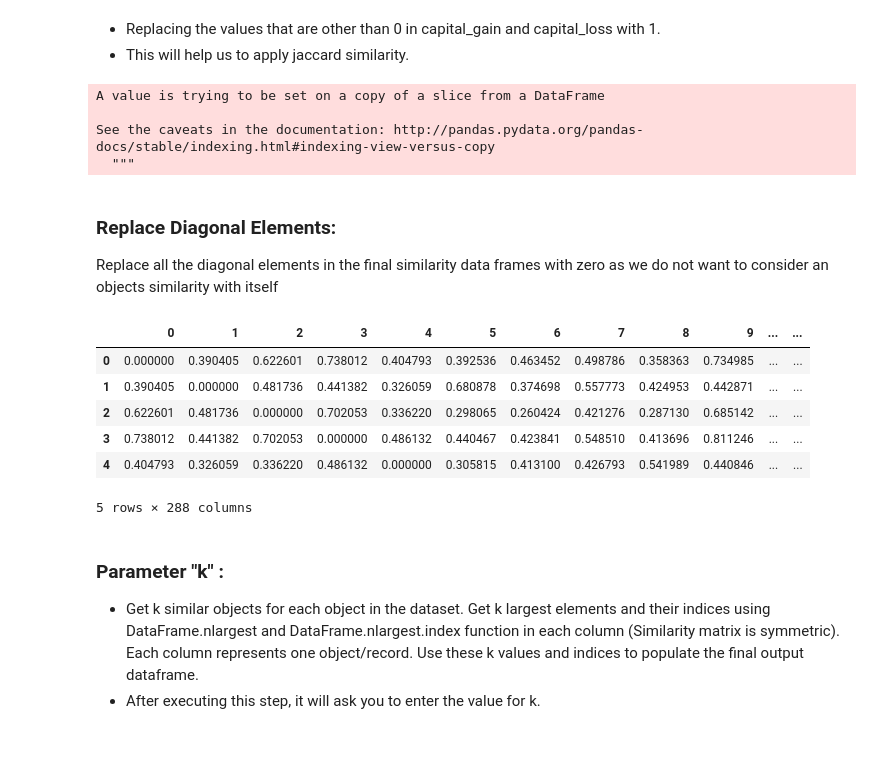
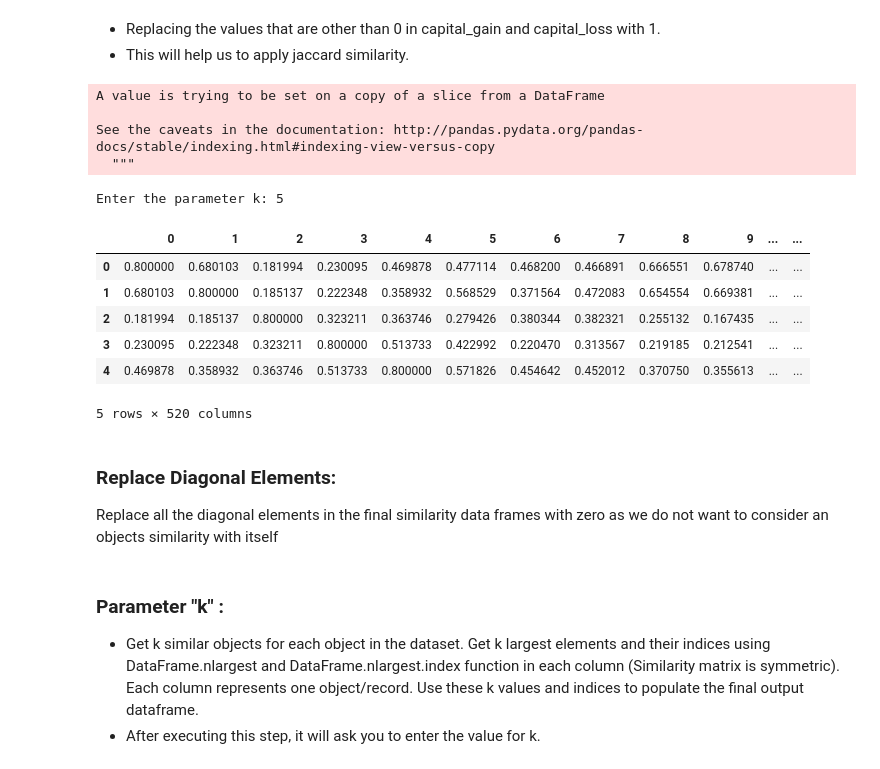
Before and after one commit to neelbhuva/Data-Mining, a Jupyter notebook: HW2/Assignment2_main.ipynb, the cells around one changed output. Drawn from its saved outputs; the diff is of its cells as text; code cells hidden in the pictures.

Commit message:
Training and testing separated

```diff
--- a/HW2/Assignment2_main.ipynb
+++ b/HW2/Assignment2_main.ipynb
@@ -117,6 +114,7 @@ def replace_missing(df):
     df["occupation"].replace(to_replace ="\?" , value = "Job_X", inplace = True, regex = True)
     df["workclass"].replace(to_replace="\?", value = "X", inplace = True, regex=True)
     df["native_country"].replace(to_replace = "\?", value = "United-States", inplace = True, regex = True)
+    return df
 # %% [markdown]
 Checking the columns once again to verify our code.
 # %%
@@ -178,6 +176,7 @@ def normalize(df):
     df["age"] = df[["age"]].apply(lambda x : (x - np.min(x))/(np.max(x) - np.min(x)))
     df["fnlwgt"] = df[["fnlwgt"]].apply(lambda x : (x - np.min(x)) / (np.max(x) - np.min(x)))
     df["hour_per_week"] = df[["hour_per_week"]].apply(lambda x : (x - np.min(x)) / (np.max(x)-np.min(x)))
+    return df
 # %%
 # To verify the data:
 # df.head()
@@ -192,7 +191,7 @@ def normalize(df):
 # %% [markdown]
 ### Euclidian Distance:
 # %%
-def mdist(a,b):                                      #mdist is the function to calculate euclidian distance with L2 norm
+def mdist(a,b,df_euc):                                      #mdist is the function to calculate euclidian distance with L2 norm
     total = 0;
     for i in range(0,len(df_euc.keys())):
         diff = b[i] - a[i];
@@ -416,9 +418,0 @@ def main(i):
-# %%
-inputs = ["income_tr.csv","income_te.csv"]
-for i in inputs:
-    main(i)
-# %% [output]
-A value is trying to be set on a copy of a slice from a DataFrame
-
-See the caveats in the documentation: http://pandas.pydata.org/pandas-docs/stable/indexing.html#indexing-view-versus-copy
-  """
@@ -425,19 +421,56 @@ See the caveats in the documentation: http://pandas.pydata.org/pandas-docs/stabl
+# %%
+def main(training_file,test_file):
+    global df_train
+    df_train = pd.read_csv(training_file) #Reading the income_tr csv file into a dataframe df
+    global df_test
+    df_test = pd.read_csv(test_file)
+    df_test.drop("ID",axis = 1, inplace=True)
+    df_train.drop("ID",axis = 1, inplace=True)
+#     df_combined = pd.concat([df_train,df_test],axis=0)
+#     df_train = df_combined
+#     df_test = df_combined
+#     print(df_test)
+    global num_rows
+    num_rows = len(df_train.index)
+    df_train = replace_missing(df_train)
+    df_train = normalize(df_train)
+    #df_avg = get_similarities(df_train)
+    global num_test_rows
+    num_test_rows = len(df_test.index)
+
+    #df.describe()
+    df_test = replace_missing(df_test)
+    df_test = normalize(df_test)
+    df_avg = get_similarities(df_train,df_test)
+    k = int(input('Enter the parameter k: '))
+# #df_prox = k_similar(df_avg,k)
+# df_temp = pd.DataFrame({'Transaction ID':list(range(1,num_rows+1))})
+# df_prox = pd.concat([df_temp,df_prox],axis=1)
+# df_prox.to_csv("output.csv")
+# df_prox.head()
+    return df_avg
+# %%
+training_file = "income_tr.csv"
+test_file = "income_tr.csv"
+global df_avg
+df_avg = main(training_file,test_file)
+df_avg.head()
+# %% [output]
+A value is trying to be set on a copy of a slice from a DataFrame
+
+See the caveats in the documentation: http://pandas.pydata.org/pandas-docs/stable/indexing.html#indexing-view-versus-copy
+  """
+Enter the parameter k: 5
+|  | 0 | 1 | 2 | 3 | 4 | 5 | 6 | 7 | 8 | 9 | ... | ... |
+| 0 | 0.800000 | 0.680103 | 0.181994 | 0.230095 | 0.469878 | 0.477114 | 0.468200 | 0.466891 | 0.666551 | 0.678740 | ... | ... |
+| 1 | 0.680103 | 0.800000 | 0.185137 | 0.222348 | 0.358932 | 0.568529 | 0.371564 | 0.472083 | 0.654554 | 0.669381 | ... | ... |
+| 2 | 0.181994 | 0.185137 | 0.800000 | 0.323211 | 0.363746 | 0.279426 | 0.380344 | 0.382321 | 0.255132 | 0.167435 | ... | ... |
+| 3 | 0.230095 | 0.222348 | 0.323211 | 0.800000 | 0.513733 | 0.422992 | 0.220470 | 0.313567 | 0.219185 | 0.212541 | ... | ... |
+| 4 | 0.469878 | 0.358932 | 0.363746 | 0.513733 | 0.800000 | 0.571826 | 0.454642 | 0.452012 | 0.370750 | 0.355613 | ... | ... |
+5 rows × 520 columns
 # %% [markdown]
 ### Replace Diagonal Elements:
 Replace all the diagonal elements in the final similarity data frames with zero as we do not want to consider an objects similarity with itself
-# %%
-def replace_diagnol(df_avg):
-    for i in range(0,num_rows):
-        df_avg[i][i] = 0
-    return df_avg
-# %% [output]
-|  | 0 | 1 | 2 | 3 | 4 | 5 | 6 | 7 | 8 | 9 | ... | ... |
-| 0 | 0.000000 | 0.390405 | 0.622601 | 0.738012 | 0.404793 | 0.392536 | 0.463452 | 0.498786 | 0.358363 | 0.734985 | ... | ... |
-| 1 | 0.390405 | 0.000000 | 0.481736 | 0.441382 | 0.326059 | 0.680878 | 0.374698 | 0.557773 | 0.424953 | 0.442871 | ... | ... |
-| 2 | 0.622601 | 0.481736 | 0.000000 | 0.702053 | 0.336220 | 0.298065 | 0.260424 | 0.421276 | 0.287130 | 0.685142 | ... | ... |
-| 3 | 0.738012 | 0.441382 | 0.702053 | 0.000000 | 0.486132 | 0.440467 | 0.423841 | 0.548510 | 0.413696 | 0.811246 | ... | ... |
-| 4 | 0.404793 | 0.326059 | 0.336220 | 0.486132 | 0.000000 | 0.305815 | 0.413100 | 0.426793 | 0.541989 | 0.440846 | ... | ... |
-5 rows × 288 columns
 # %% [markdown]
 ### Parameter "k" :
 * Get k similar objects for each object in the dataset. Get k largest elements and their indices using DataFrame.nlargest and DataFrame.nlargest.index function in each column (Similarity matrix is symmetric). Each column represents one object/record. Use these k values and indices to populate the final output dataframe.
```
Also changed, not shown: parts of 16 cells of this notebook, 2 other files.
